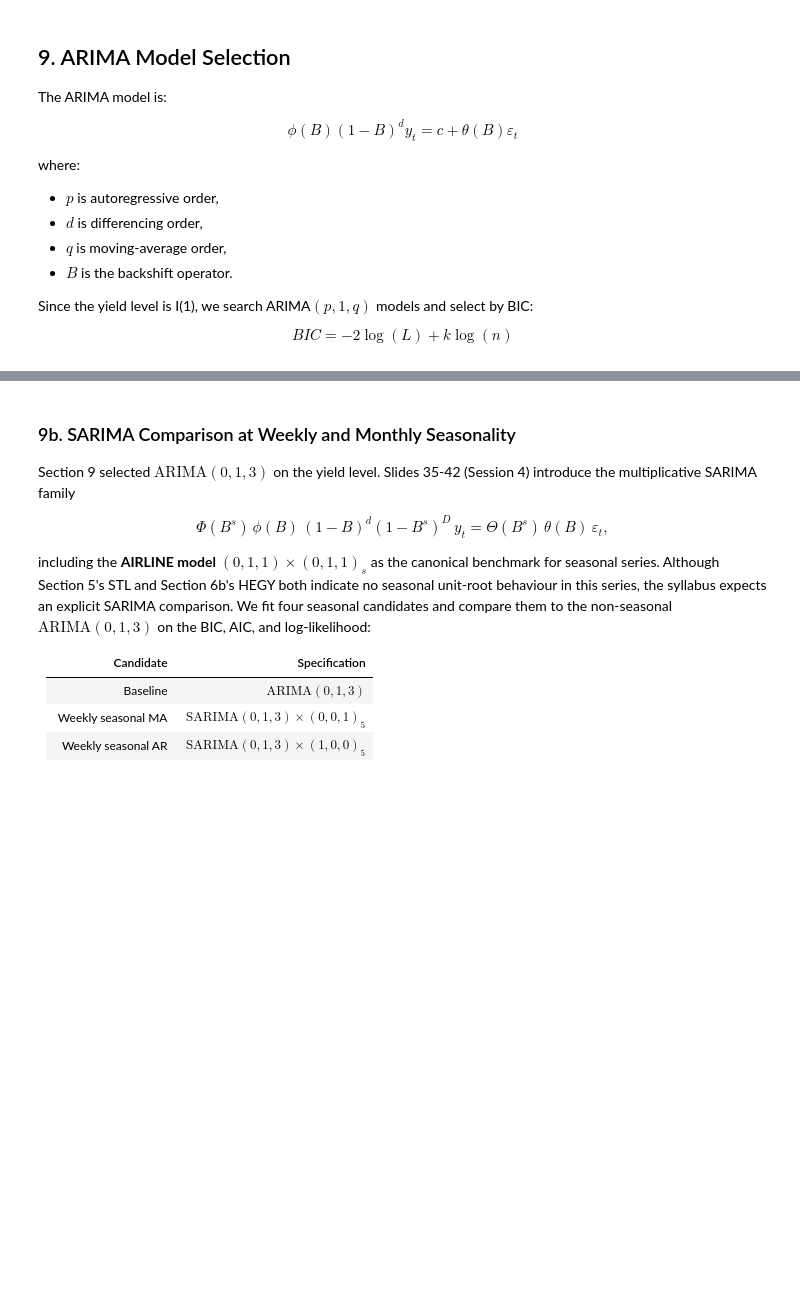
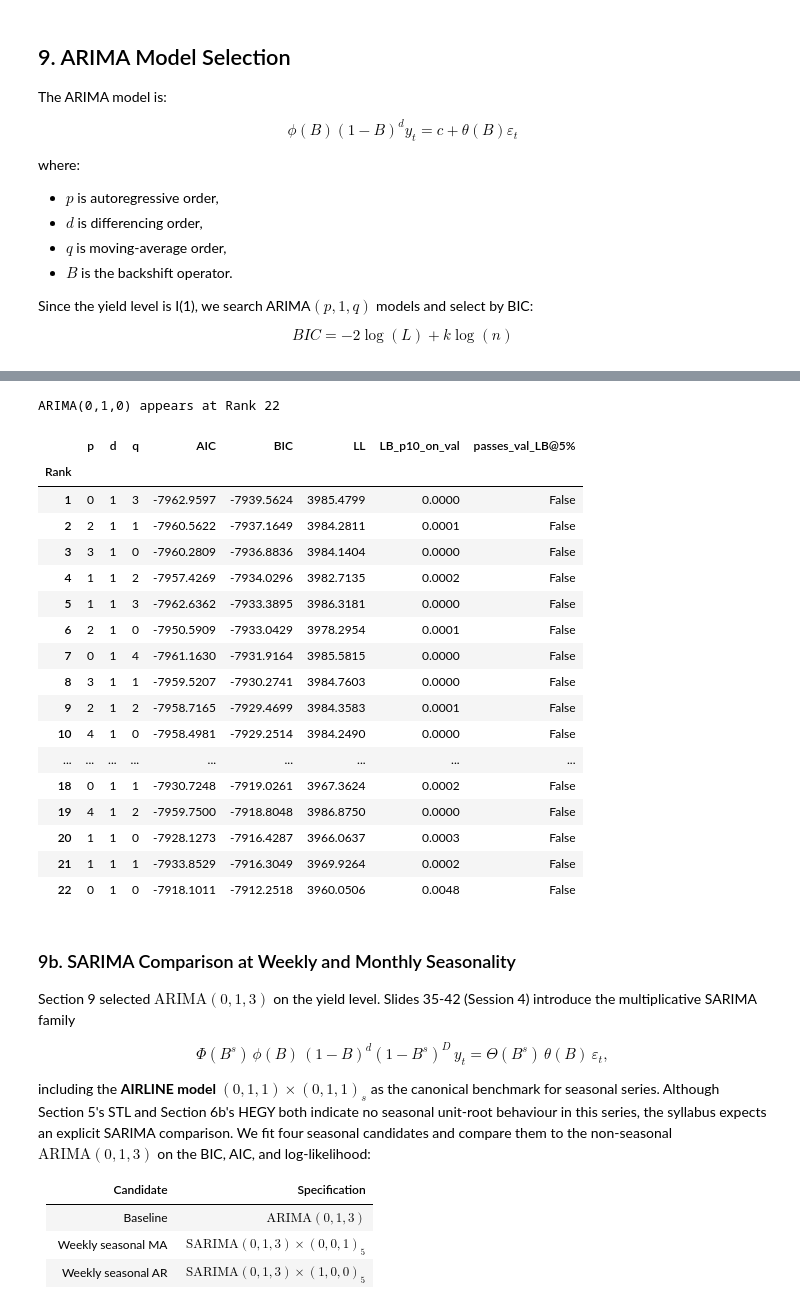
Before and after one commit to vybhav72954/india-gsec-yield, a Jupyter notebook: Univariate_India_10Y_Yield_v3.ipynb, the cells around one changed output, grey strips where cells are left out. Drawn from its saved outputs; the diff is of its cells as text; code cells hidden in the pictures; blank space fills up the shorter version.

```diff
--- a/Univariate_India_10Y_Yield_v3.ipynb
+++ b/Univariate_India_10Y_Yield_v3.ipynb
@@ -1636,6 +1636,49 @@ Covariance Type:                  opg
 
 Warnings:
 [1] Covariance matrix calculated using the outer product of gradients (complex-step).
+# %%
+# 1. Create a copy and sort by BIC (the standard for selection)
+ranked_grid = grid.sort_values("BIC").copy()
+
+# 2. Reset index to create a 'Rank' column (starting at 1)
+ranked_grid = ranked_grid.reset_index(drop=True)
+ranked_grid.index = ranked_grid.index + 1
+ranked_grid.index.name = 'Rank'
+
+# 3. Find the position of ARIMA(0, 1, 0)
+# We look for the row where p=0, d=1, q=0
+is_rw = (ranked_grid['p'] == 0) & (ranked_grid['d'] == 1) & (ranked_grid['q'] == 0)
+
+if is_rw.any():
+    # Get the index (rank) of the 0,1,0 model
+    rw_rank = ranked_grid[is_rw].index[0]
+
+    print(f"ARIMA(0,1,0) appears at Rank {rw_rank}")
+
+    # 4. Display the table from Rank 1 down to the 0,1,0 model
+    display(ranked_grid.loc[:rw_rank].round(4))
+else:
+    print("ARIMA(0,1,0) not found in the grid results.")
+# %% [output]
+ARIMA(0,1,0) appears at Rank 22
+|  | p | d | q | AIC | BIC | LL | LB_p10_on_val | passes_val_LB@5% |
+| Rank |  |  |  |  |  |  |  |  |
+| 1 | 0 | 1 | 3 | -7962.9597 | -7939.5624 | 3985.4799 | 0.0000 | False |
+| 2 | 2 | 1 | 1 | -7960.5622 | -7937.1649 | 3984.2811 | 0.0001 | False |
+| 3 | 3 | 1 | 0 | -7960.2809 | -7936.8836 | 3984.1404 | 0.0000 | False |
+| 4 | 1 | 1 | 2 | -7957.4269 | -7934.0296 | 3982.7135 | 0.0002 | False |
+| 5 | 1 | 1 | 3 | -7962.6362 | -7933.3895 | 3986.3181 | 0.0000 | False |
+| 6 | 2 | 1 | 0 | -7950.5909 | -7933.0429 | 3978.2954 | 0.0001 | False |
+| 7 | 0 | 1 | 4 | -7961.1630 | -7931.9164 | 3985.5815 | 0.0000 | False |
+| 8 | 3 | 1 | 1 | -7959.5207 | -7930.2741 | 3984.7603 | 0.0000 | False |
+| 9 | 2 | 1 | 2 | -7958.7165 | -7929.4699 | 3984.3583 | 0.0001 | False |
+| 10 | 4 | 1 | 0 | -7958.4981 | -7929.2514 | 3984.2490 | 0.0000 | False |
+| ... | ... | ... | ... | ... | ... | ... | ... | ... |
+| 18 | 0 | 1 | 1 | -7930.7248 | -7919.0261 | 3967.3624 | 0.0002 | False |
+| 19 | 4 | 1 | 2 | -7959.7500 | -7918.8048 | 3986.8750 | 0.0000 | False |
+| 20 | 1 | 1 | 0 | -7928.1273 | -7916.4287 | 3966.0637 | 0.0003 | False |
+| 21 | 1 | 1 | 1 | -7933.8529 | -7916.3049 | 3969.9264 | 0.0002 | False |
+| 22 | 0 | 1 | 0 | -7918.1011 | -7912.2518 | 3960.0506 | 0.0048 | False |
 # %% [markdown]
 ### 9b. SARIMA Comparison at Weekly and Monthly Seasonality
 
```
Also changed, not shown: parts of 10 cells of this notebook, 3 other files.
